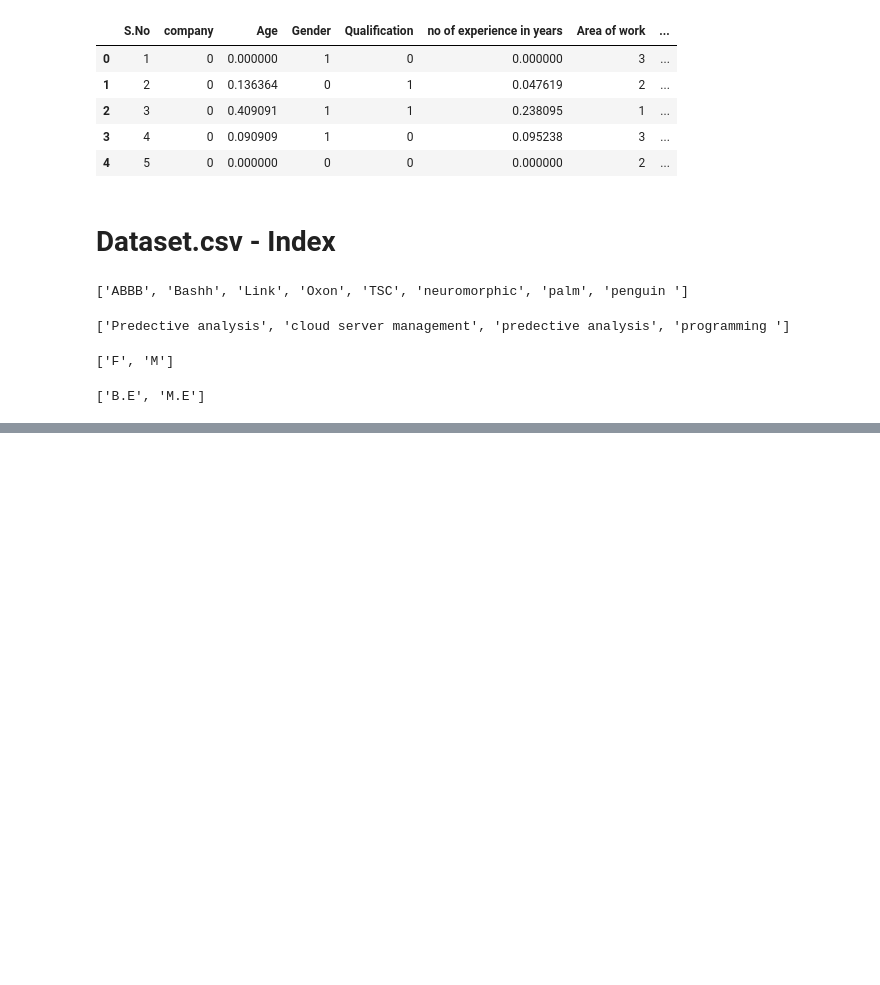
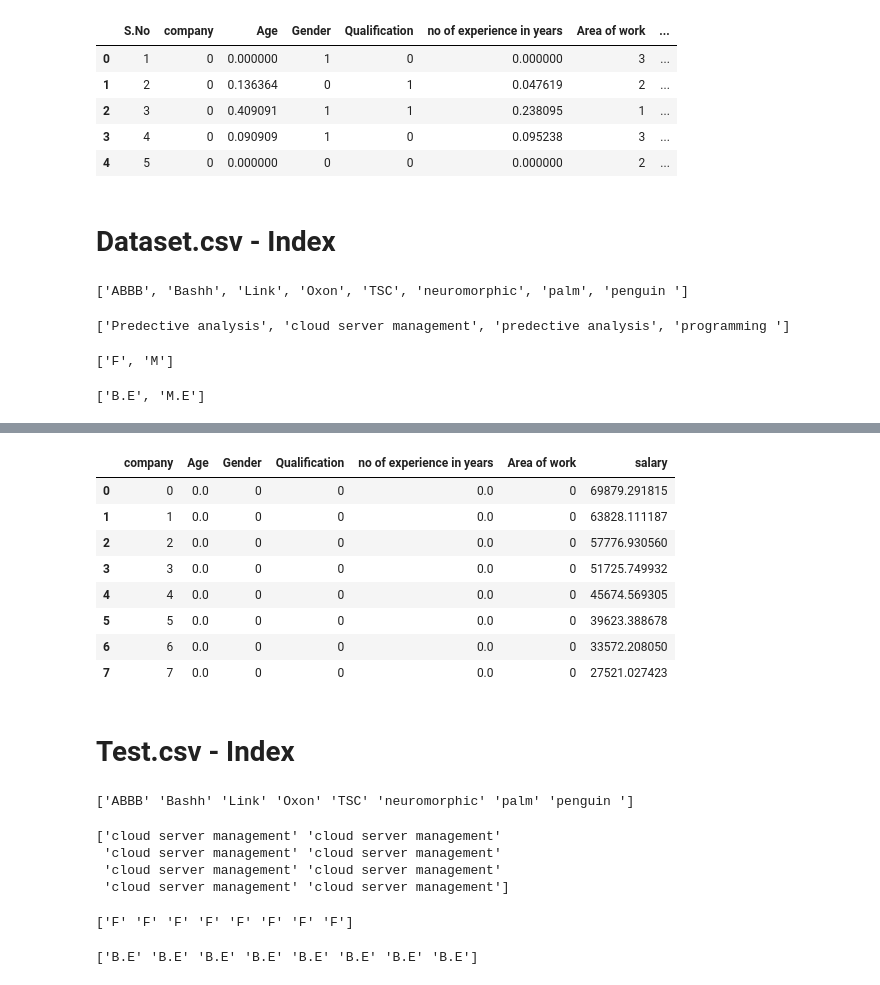
Before and after one commit to abphilip-vit/College8, a Jupyter notebook: T4/T4.ipynb, the cells around one changed output, grey strips where cells are left out. Saved outputs shown, nothing was run; the diff lists cells and outputs as text; code cells hidden in the pictures; blank space fills up the shorter version.

```diff
--- a/T4/T4.ipynb
+++ b/T4/T4.ipynb
@@ -131,0 +208,4 @@ print(list(l4.inverse_transform([0,1])))
+# %%
+l8 = preprocessing.LabelEncoder()
+f8 = l8.fit_transform(allen2['Qualification'])
+f8 = pd.DataFrame(data=f8, columns=['Qualification'])
@@ -131,0 +214,5 @@ print(list(l4.inverse_transform([0,1])))
+# %%
+allen2['company'] = f5['company']
+allen2['Area of work'] = f6['Area of work']
+allen2['Gender'] = f7['Gender']
+allen2['Qualification'] = f8['Qualification']
@@ -131,0 +221,4 @@ print(list(l4.inverse_transform([0,1])))
+# %%
+ms = MinMaxScaler()
+columns = ['Age ','no of experience in years']
+allen2[columns] = ms.fit_transform(allen2[columns])
@@ -131,0 +239,40 @@ print(list(l4.inverse_transform([0,1])))
+# %%
+p2 = model.predict(allen2)
+# %%
+allen2['salary'] = p2
+allen2.head(8)
+# %% [output]
+|  | company | Age | Gender | Qualification | no of experience in years | Area of work | salary |
+| 0 | 0 | 0.0 | 0 | 0 | 0.0 | 0 | 69879.291815 |
+| 1 | 1 | 0.0 | 0 | 0 | 0.0 | 0 | 63828.111187 |
+| 2 | 2 | 0.0 | 0 | 0 | 0.0 | 0 | 57776.930560 |
+| 3 | 3 | 0.0 | 0 | 0 | 0.0 | 0 | 51725.749932 |
+| 4 | 4 | 0.0 | 0 | 0 | 0.0 | 0 | 45674.569305 |
+| 5 | 5 | 0.0 | 0 | 0 | 0.0 | 0 | 39623.388678 |
+| 6 | 6 | 0.0 | 0 | 0 | 0.0 | 0 | 33572.208050 |
+| 7 | 7 | 0.0 | 0 | 0 | 0.0 | 0 | 27521.027423 |
+# %% [markdown]
+# Test.csv - Index
+# %%
+print(l5.inverse_transform(f5['company']))
+allen2['company'] = l5.inverse_transform(f5['company'])
+# %% [output]
+['ABBB' 'Bashh' 'Link' 'Oxon' 'TSC' 'neuromorphic' 'palm' 'penguin ']
+# %%
+print(l6.inverse_transform(f6['Area of work']))
+allen2['Area of work'] = l6.inverse_transform(f6['Area of work'])
+# %% [output]
+['cloud server management' 'cloud server management'
+ 'cloud server management' 'cloud server management'
+ 'cloud server management' 'cloud server management'
+ 'cloud server management' 'cloud server management']
+# %%
+print(l7.inverse_transform(f7['Gender']))
+allen2['Gender'] = l7.inverse_transform(f7['Gender'])
+# %% [output]
+['F' 'F' 'F' 'F' 'F' 'F' 'F' 'F']
+# %%
+print(l8.inverse_transform(f8['Qualification']))
+allen2['Qualification'] = l8.inverse_transform(f8['Qualification'])
+# %% [output]
+['B.E' 'B.E' 'B.E' 'B.E' 'B.E' 'B.E' 'B.E' 'B.E']
```
Also changed, not shown: parts of 26 cells of this notebook.
